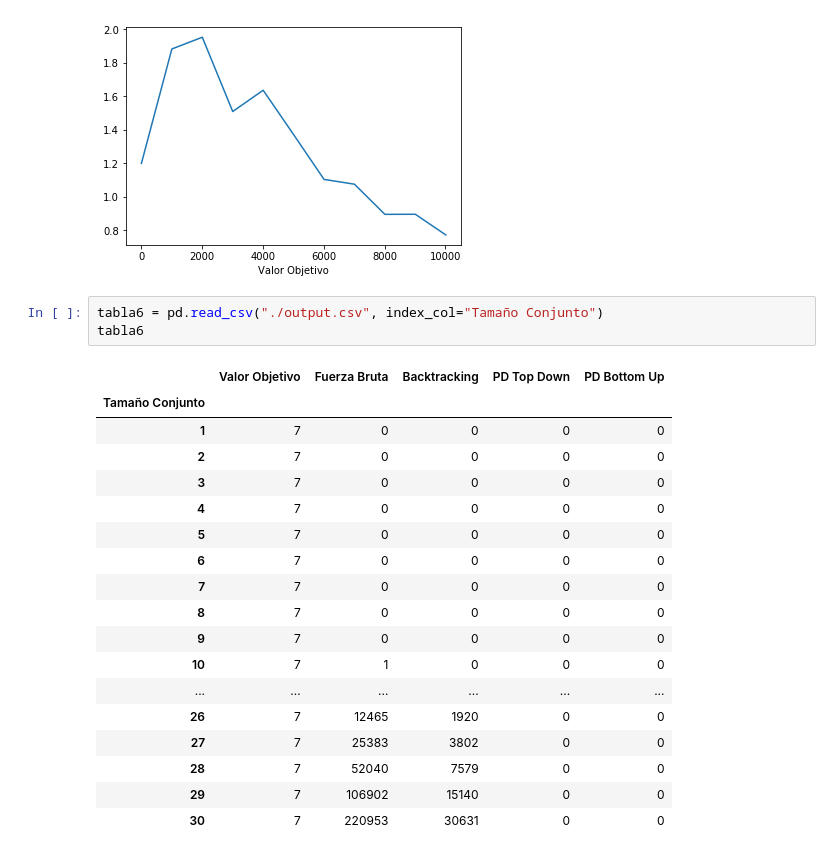
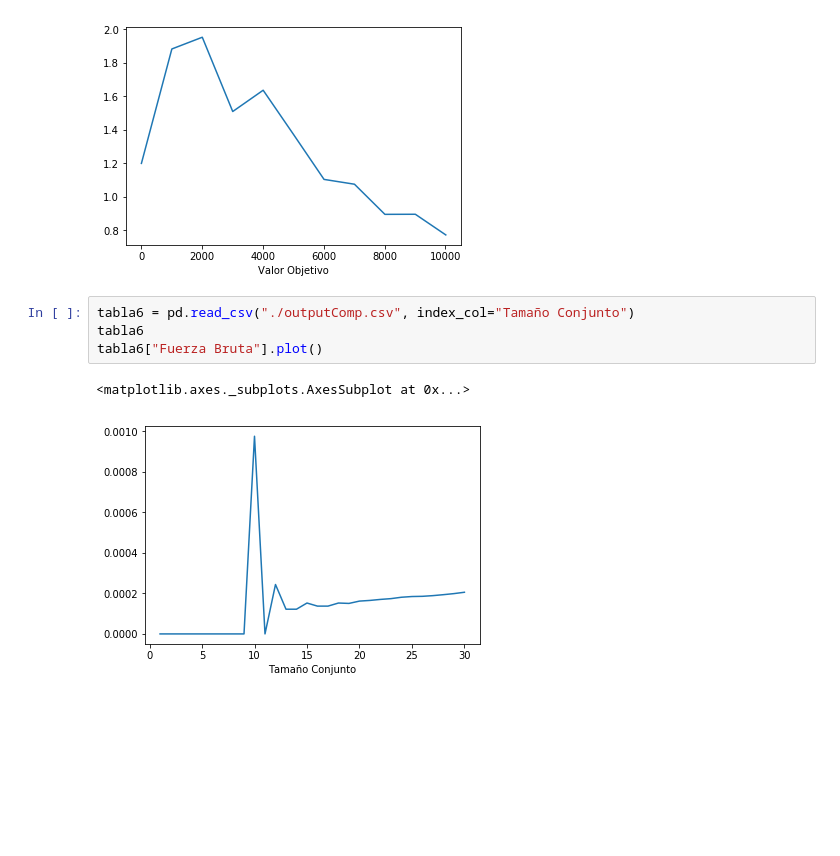
Before and after one commit to gonzalokun/AED3TP1, a Jupyter notebook: notebookTP.ipynb, the cells around one changed output. Drawn from its saved outputs; the diff is of its cells as text; blank space fills up the shorter version.

```diff
--- a/notebookTP.ipynb
+++ b/notebookTP.ipynb
@@ -144,24 +144,9 @@ pepe.plot()
 <matplotlib.axes._subplots.AxesSubplot at 0x...>
 [figure]
 # %%
-tabla6 = pd.read_csv("./output.csv", index_col="Tamaño Conjunto")
+tabla6 = pd.read_csv("./outputComp.csv", index_col="Tamaño Conjunto")
 tabla6
+tabla6["Fuerza Bruta"].plot()
 # %% [output]
-|  | Valor Objetivo | Fuerza Bruta | Backtracking | PD Top Down | PD Bottom Up |
-| Tamaño Conjunto |  |  |  |  |  |
-| 1 | 7 | 0 | 0 | 0 | 0 |
-| 2 | 7 | 0 | 0 | 0 | 0 |
-| 3 | 7 | 0 | 0 | 0 | 0 |
-| 4 | 7 | 0 | 0 | 0 | 0 |
-| 5 | 7 | 0 | 0 | 0 | 0 |
-| 6 | 7 | 0 | 0 | 0 | 0 |
-| 7 | 7 | 0 | 0 | 0 | 0 |
-| 8 | 7 | 0 | 0 | 0 | 0 |
-| 9 | 7 | 0 | 0 | 0 | 0 |
-| 10 | 7 | 1 | 0 | 0 | 0 |
-| ... | ... | ... | ... | ... | ... |
-| 26 | 7 | 12465 | 1920 | 0 | 0 |
-| 27 | 7 | 25383 | 3802 | 0 | 0 |
-| 28 | 7 | 52040 | 7579 | 0 | 0 |
-| 29 | 7 | 106902 | 15140 | 0 | 0 |
-| 30 | 7 | 220953 | 30631 | 0 | 0 |
+<matplotlib.axes._subplots.AxesSubplot at 0x...>
+[figure, added]
```
Also changed, not shown: 11 other files.
